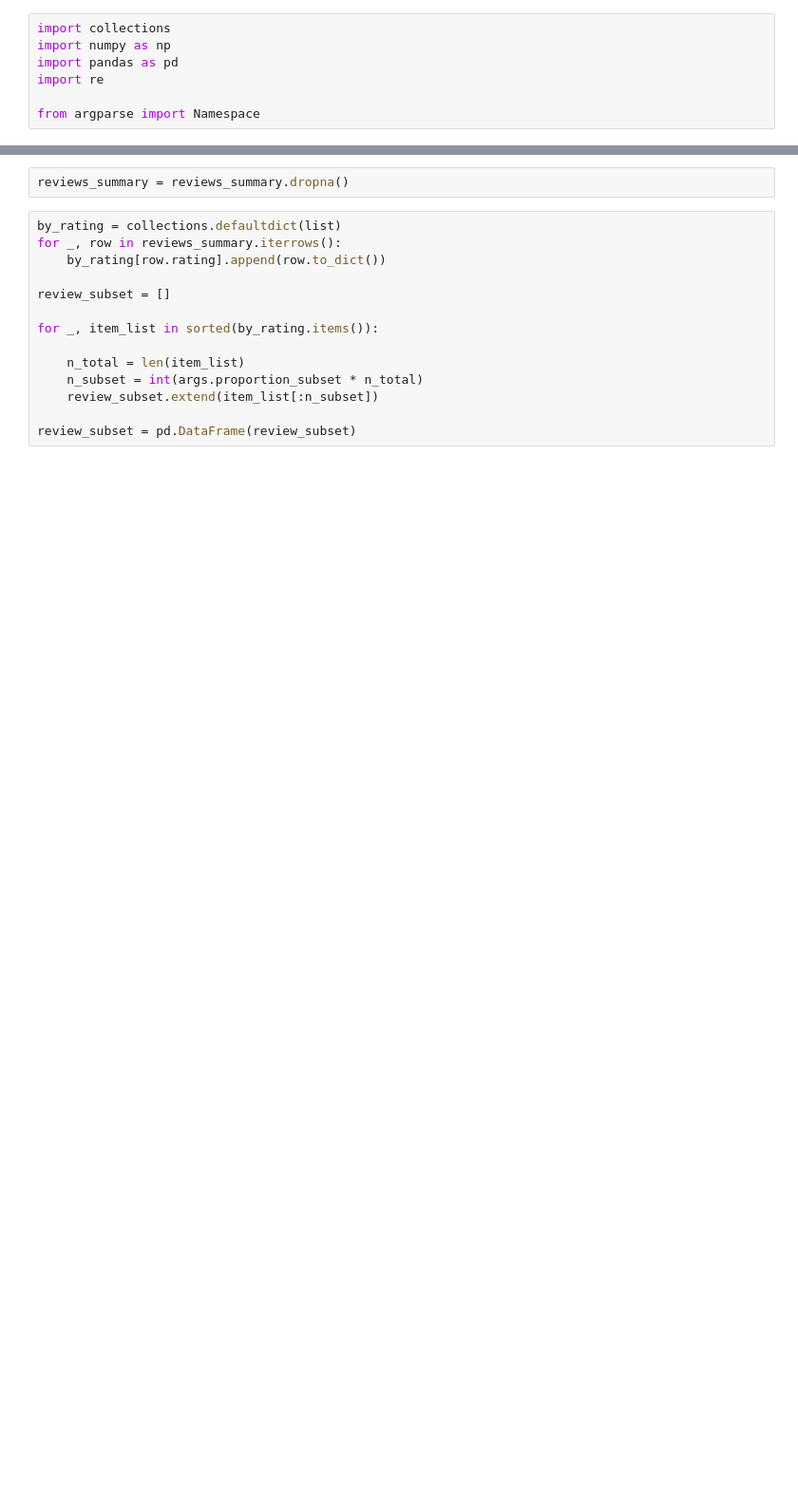
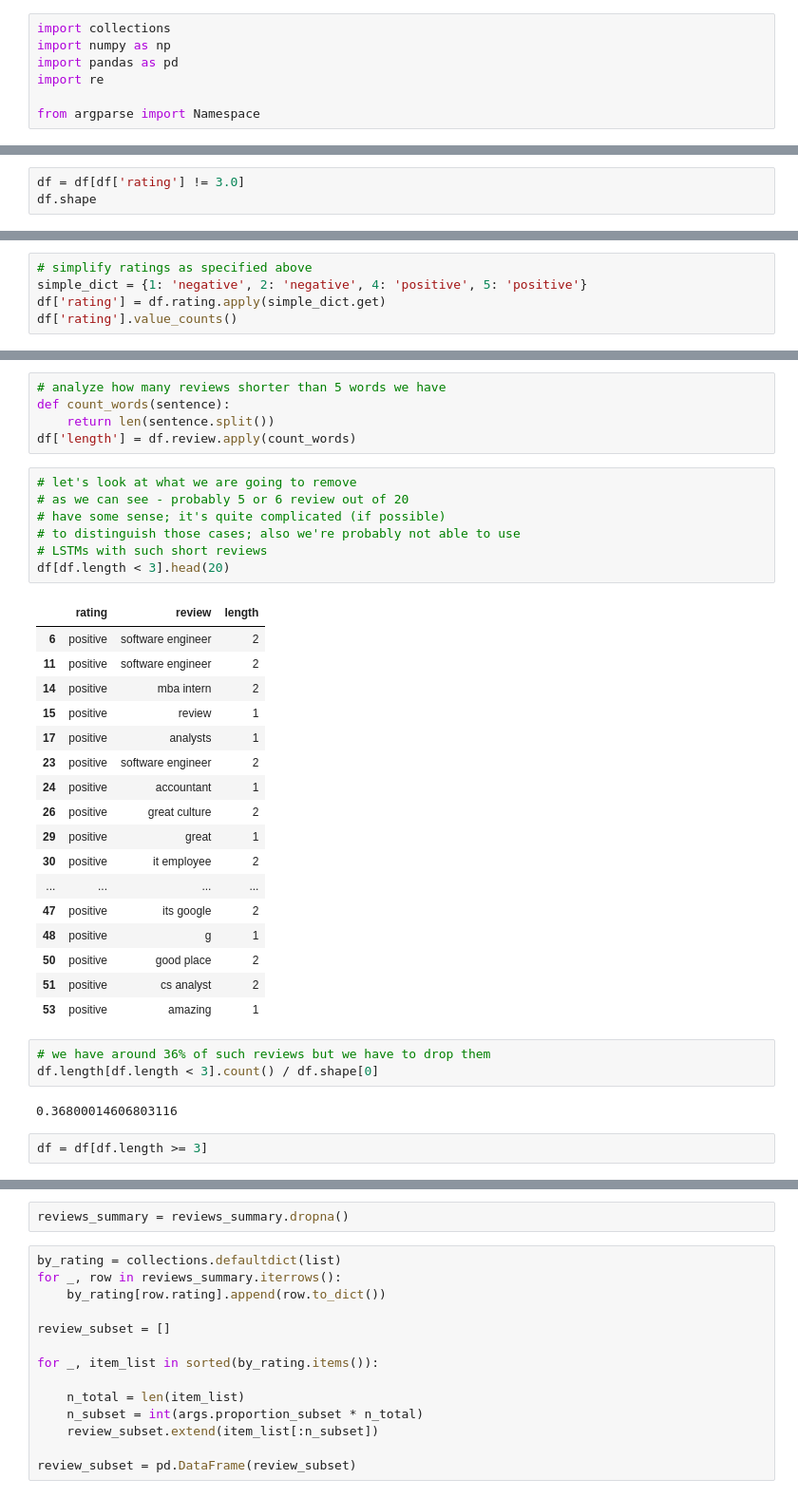
Before and after one commit to ilyarudyak/cs230_project, a Jupyter notebook: company_ratings/data_prep/data_prep.ipynb, the cells around one changed output, grey strips where cells are left out. Shown at 95% size. Drawn from its saved outputs; the diff is of its cells as text; blank space fills up the shorter version.

```diff
--- a/company_ratings/data_prep/data_prep.ipynb
+++ b/company_ratings/data_prep/data_prep.ipynb
@@ -22,0 +71,3 @@ args = Namespace(
+# %%
+df = df[df['rating'] != 3.0]
+df.shape
@@ -22,0 +84,5 @@ args = Namespace(
+# %%
+# simplify ratings as specified above
+simple_dict = {1: 'negative', 2: 'negative', 4: 'positive', 5: 'positive'}
+df['rating'] = df.rating.apply(simple_dict.get)
+df['rating'].value_counts()
@@ -22,0 +111,37 @@ args = Namespace(
+# %%
+# analyze how many reviews shorter than 5 words we have
+def count_words(sentence):
+    return len(sentence.split())
+df['length'] = df.review.apply(count_words)
+# %%
+# let's look at what we are going to remove
+# as we can see - probably 5 or 6 review out of 20
+# have some sense; it's quite complicated (if possible)
+# to distinguish those cases; also we're probably not able to use
+# LSTMs with such short reviews
+df[df.length < 3].head(20)
+# %% [output]
+|  | rating | review | length |
+| 6 | positive | software engineer | 2 |
+| 11 | positive | software engineer | 2 |
+| 14 | positive | mba intern | 2 |
+| 15 | positive | review | 1 |
+| 17 | positive | analysts | 1 |
+| 23 | positive | software engineer | 2 |
+| 24 | positive | accountant | 1 |
+| 26 | positive | great culture | 2 |
+| 29 | positive | great | 1 |
+| 30 | positive | it employee | 2 |
+| ... | ... | ... | ... |
+| 47 | positive | its google | 2 |
+| 48 | positive | g | 1 |
+| 50 | positive | good place | 2 |
+| 51 | positive | cs analyst | 2 |
+| 53 | positive | amazing | 1 |
+# %%
+# we have around 36% of such reviews but we have to drop them
+df.length[df.length < 3].count() / df.shape[0]
+# %% [output]
+0.36800014606803116
+# %%
+df = df[df.length >= 3]
```
Also changed, not shown: parts of 33 cells of this notebook, 3 other files.
